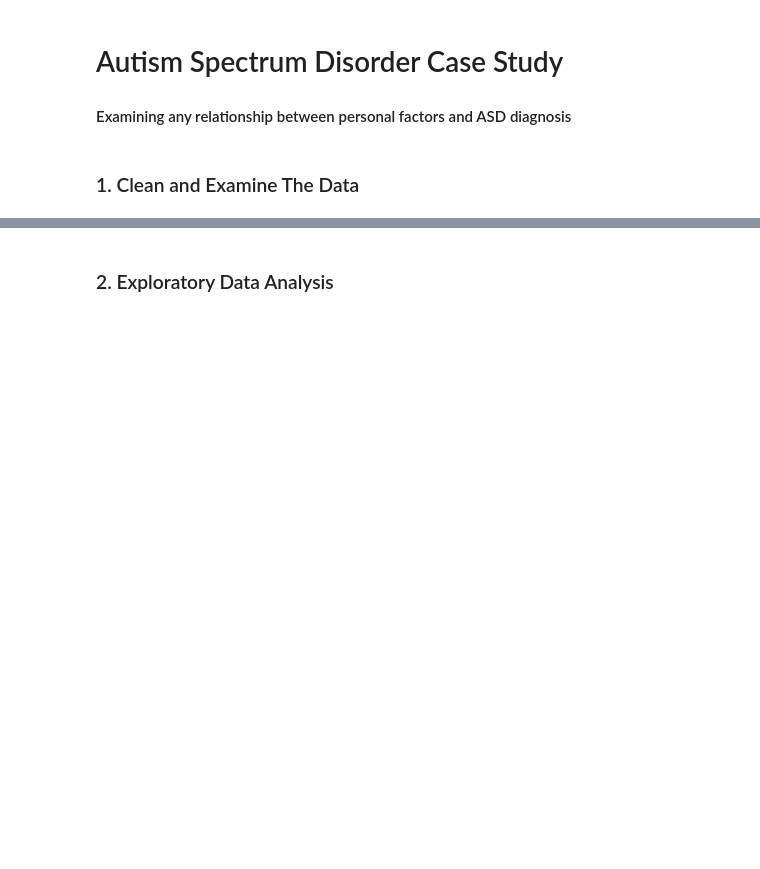
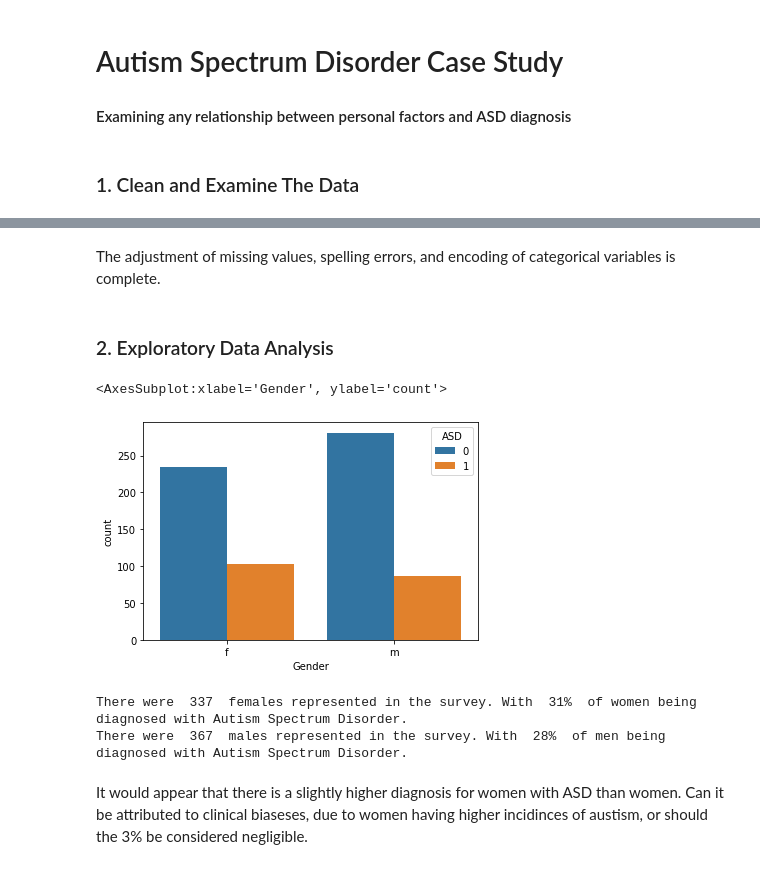
Before and after one commit to shayleelaura/Autism-Spectrum-Data-Analysis, a Jupyter notebook: Autism Notebook.ipynb, the cells around one changed output, grey strips where cells are left out. Drawn from its saved outputs; the diff is of its cells as text; code cells hidden in the pictures; blank space fills up the shorter version.

```diff
--- a/Autism Notebook.ipynb
+++ b/Autism Notebook.ipynb
@@ -160,2 +205,11 @@ Outside of preprocessing of categorical variables for machine learning (which I
+# %% [markdown]
+The adjustment of missing values, spelling errors, and encoding of categorical variables is complete.
 # %% [markdown]
 ### 2. Exploratory Data Analysis
+# %%
+# Lets compare how the diagnosis rate varies between genders
+
+sns.countplot(x='Gender', hue = 'ASD', data = df)
+# %% [output]
+<AxesSubplot:xlabel='Gender', ylabel='count'>
+[figure, added]
@@ -161,0 +228,10 @@ Outside of preprocessing of categorical variables for machine learning (which I
+# %%
+#Coding a print out to give actual numbers for above countplot
+
+print('There were ', femaleTotal, ' females represented in the survey. With ', '{0:.0%}'.format(femalePer), ' of women being diagnosed with Autism Spectrum Disorder.')
+print('There were ', maleTotal, ' males represented in the survey. With ', '{0:.0%}'.format(malePer), ' of men being diagnosed with Autism Spectrum Disorder.')
+# %% [output]
+There were  337  females represented in the survey. With  31%  of women being diagnosed with Autism Spectrum Disorder.
+There were  367  males represented in the survey. With  28%  of men being diagnosed with Autism Spectrum Disorder.
+# %% [markdown]
+It would appear that there is a slightly higher diagnosis for women with ASD than women. Can it be attributed to clinical biaseses, due to women having higher incidinces of austism, or should the 3% be considered negligible.
```
Also changed, not shown: parts of 59 cells of this notebook.
